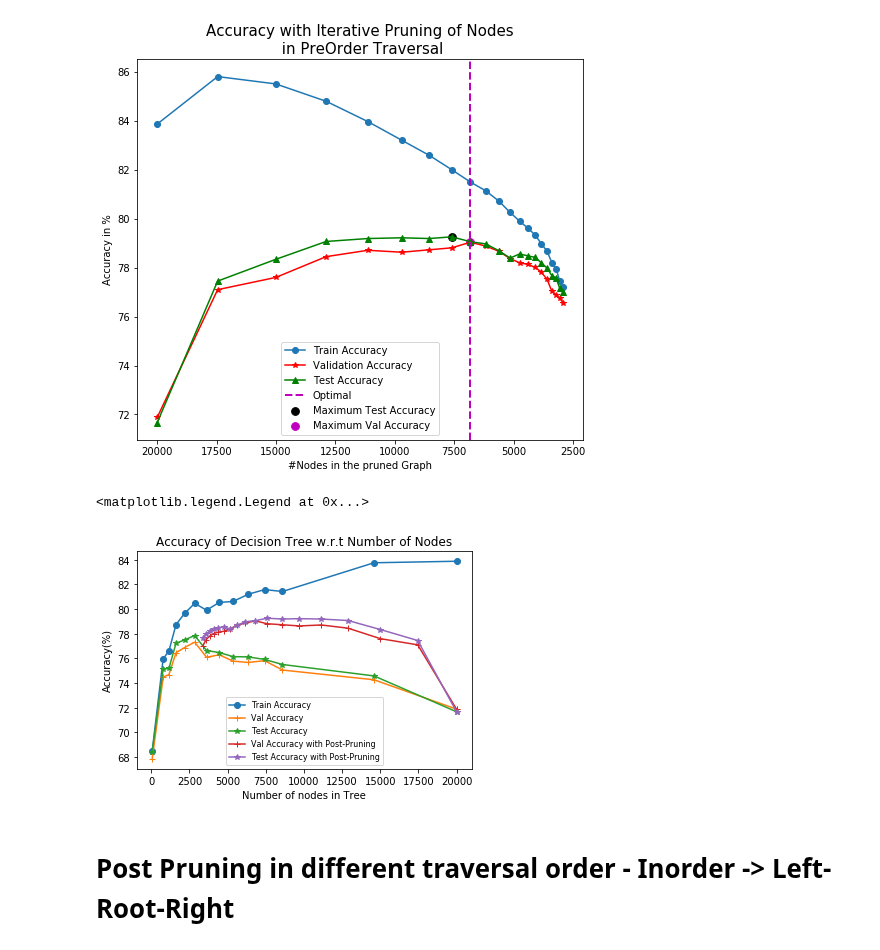
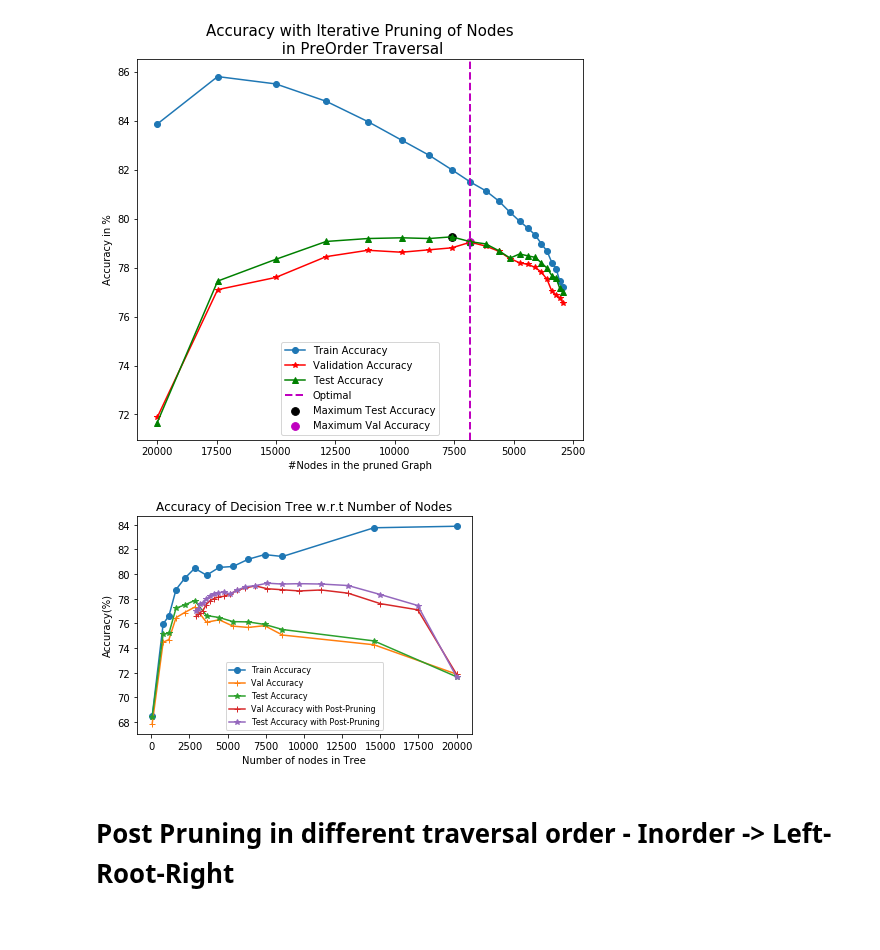
Before and after one commit to agarwal-ayushi/Machine-Learning-Assignments, a Jupyter notebook: Assignment3/partA/ques1ab_final.ipynb, the cells around one changed output. Saved outputs shown, nothing was run; the diff lists cells and outputs as text; code cells hidden in the pictures.

```diff
--- a/Assignment3/partA/ques1ab_final.ipynb
+++ b/Assignment3/partA/ques1ab_final.ipynb
@@ -257,11 +247,12 @@ train_acc=[]; val_acc= []; test_acc = []
 
 ## Set this for making the depth as a hyperparameter to the growTree function to see the accuracy
 ## while the tree grows.
-depth = [5, 10, 11, 12, 13, 14, 15, 16, 17, 18, 19, 20, 25, float("inf")]
+# We have ran this and saved all the trees in a pickle file. So now we only run full tree
+
+#depth = [5, 10, 11, 12, 13, 14, 15, 16, 17, 18, 19, 20, 25, float("inf")]
 
 ## Set this for growing Full Tree
-
-#depth = [float("inf")]
+depth = [float("inf")]
 
 for d in depth:
     start = time.time()
@@ -271,8 +262,8 @@ for d in depth:
     root.buildTree(X_train.A, train_class, None, 0, d)
     time_taken.append(time.time() - start)
     print("Time taken to build the tree of depth {} is = {} sec".format(d, time_taken[-1]))
-    with open('trees/tree_%s.csv' % d, 'wb') as f:
-        pickle.dump(root,f)
+#     with open('trees/tree_%s.pickle' % d, 'wb') as f:
+#         pickle.dump(root,f)
     nodes.append(num_nodes)
     trainA, valA, testA = root.tree.calc_accuracy(X_train.A, train_class, X_valid.A, valid_class, X_test.A, test_class)
     train_acc.append(trainA*100)
@@ -305,4 +299,4 @@ Building Tree with depth = 14
 # %%
-with open('params_parta.pickle', 'wb') as f:
-    pickle.dump([nodes, train_acc, val_acc, test_acc], f)
+with open('params_parta.pickle', 'rb') as f:
+    data = pickle.load(f)
 # %%
@@ -346,6 +336,9 @@ def printPreorder(graph):
         printPreorder(graph.left)
 
         printPreorder(graph.right)
+# %%
+n=0
+printPreorder(root.tree)
 # %%
 print("--------------Original Full-Grown Tree Accuracy------------------------------\n")
 print("Number of Nodes = ", n)
@@ -463,27 +462,26 @@ plt.show()
 # %% [output]
 [figure]
 # %%
-%matplotlib inline
-import matplotlib.pyplot as plt
+fig = plt.figure()
+ax = fig.add_subplot(111)
 
-plt.plot(nodes, train_accuracy, marker='o', label='Train Accuracy ')
-plt.plot(nodes, val_accuracy, marker='+', label='Val Accuracy')
-plt.plot(nodes, test_accuracy, marker='*', label='Test Accuracy')
+ax.plot(nodes, train_accuracy, marker='o', label='Train Accuracy ')
+ax.plot(nodes, val_accuracy, marker='+', label='Val Accuracy')
+ax.plot(nodes, test_accuracy, marker='*', label='Test Accuracy')
 
-#plt.plot(prune, train_prune, marker='o', c='y', label='Train Accuracy ')
-plt.plot(prune, val_prune, marker='+', label='Val Accuracy with Post-Pruning')
-plt.plot(prune, test_prune, marker='*', label='Test Accuracy with Post-Pruning')
-plt.xlabel("Number of nodes in Tree")
-plt.ylabel("Accuracy(%)")
-plt.title("Accuracy of Decision Tree w.r.t Number of Nodes")
+#ax.plot(prune, train_prune, marker='o', c='y', label='Train Accuracy ')
+ax.plot(nodes_left, val_acc_prune_leaf, marker='+', label='Val Accuracy with Post-Pruning')
+ax.plot(nodes_left, test_acc_prune_leaf, marker='*', label='Test Accuracy with Post-Pruning')
+ax.set_xlabel("Number of nodes in Tree")
+ax.set_ylabel("Accuracy(%)")
+ax.set_title("Accuracy of Decision Tree w.r.t Number of Nodes")
 
-#plt.plot(prune, depth)
-plt.legend(fontsize=8)
-#plt.savefig("plots/depth_accuracy_withPrune.png", dpi=1000, bbox_inches='tight')
+#ax.plot(prune, depth)
+ax.legend(fontsize=8)
+#ax.savefig("plots/depth_accuracy_withPrune.png", dpi=1000, bbox_inches='tight')
 plt.show()
 # %% [output]
-<matplotlib.legend.Legend at 0x...>
-[figure, old version]
+[figure, new version]
 # %% [markdown]
 # Post Pruning in different traversal order - Inorder -> Left-Root-Right
 # %%
```
Also changed, not shown: parts of 17 cells of this notebook, 30 other files.
